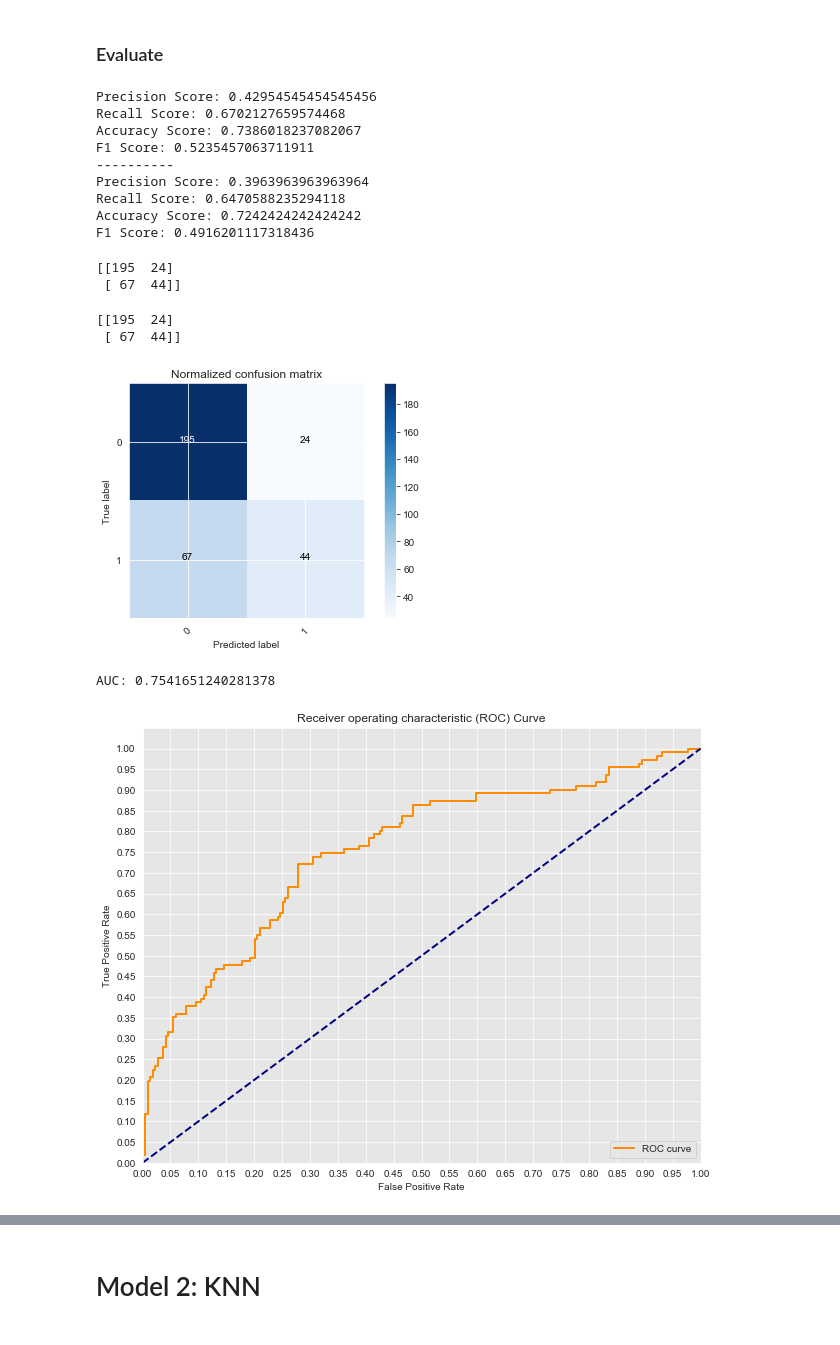
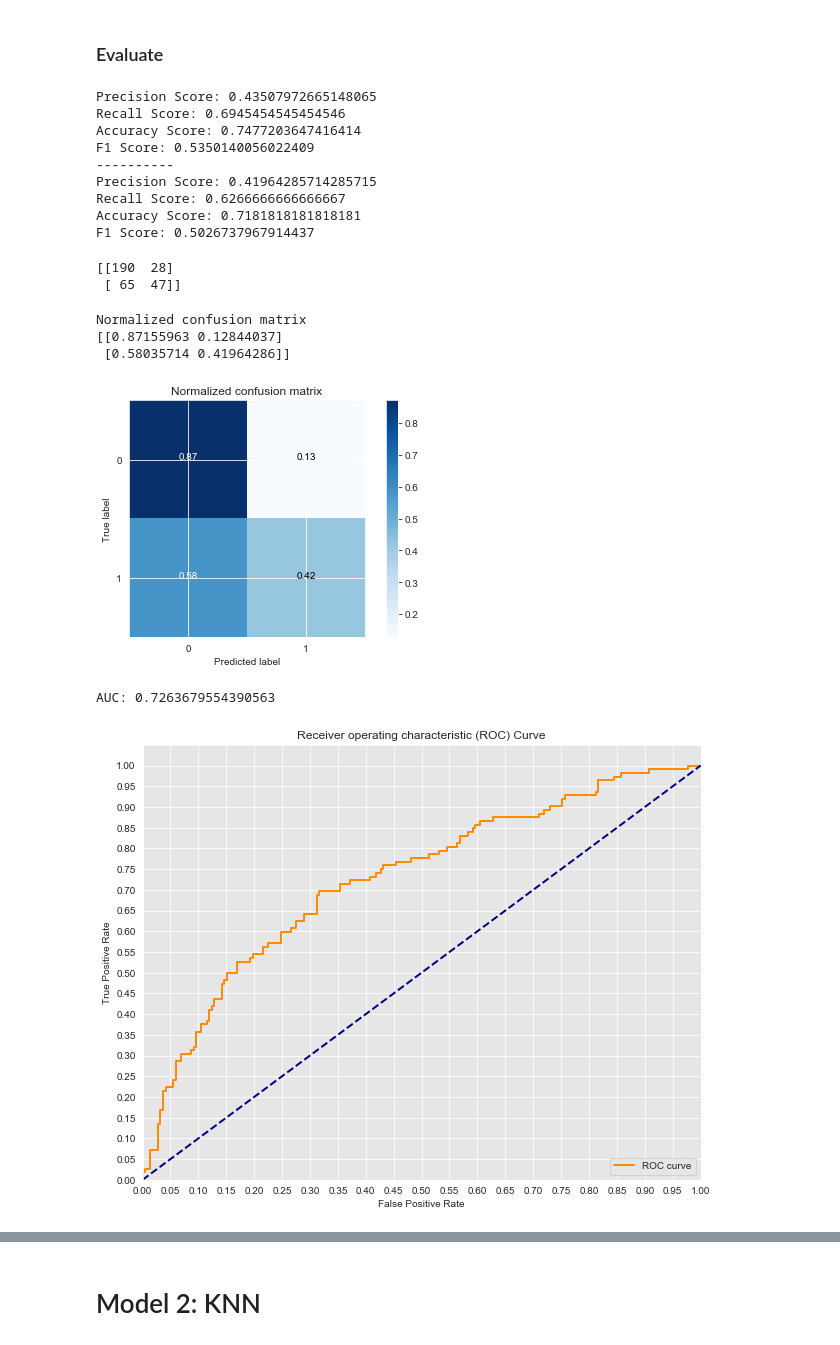
Before and after one commit to krbarounis/NTY-bestsellers-classification-project, a Jupyter notebook: Modeling.ipynb, the cells around one changed output, grey strips where cells are left out. Saved outputs shown, nothing was run; the diff lists cells and outputs as text; code cells hidden in the pictures.

```diff
--- a/Modeling.ipynb
+++ b/Modeling.ipynb
@@ -56,7 +56,7 @@ memory usage: 218.6+ KB
 # Set up for modeling
 # %%
 feats = ['series','rating','publish_month','length_of_title',
-         'publish_company','genre','num_words_in_title','top_authors']
+         'publish_company','genre','top_authors','top5']
 
 X = pd.get_dummies(df[feats], drop_first=True)
 # %%
@@ -154,15 +166,15 @@ def print_metrics(labels, preds):
     print("F1 Score: {}".format(f1_score(labels, preds)))
 # %%
 def plot_confusion_matrix(cm, classes,
+                          normalize=False,
                           title='Confusion matrix',
                           cmap=plt.cm.Blues):
-    #Pseudocode/Outline:
-    #Print the confusion matrix (optional)
-    #Create the basic matrix.
-    #Add title and Axis Labels
-    #Add appropriate Axis Scales
-    #Add Labels to Each Cell
-    #Add a Side Bar Legend Showing Colors
+    #Add Normalization Option
+    if normalize:
+        cm = cm.astype('float') / cm.sum(axis=1)[:, np.newaxis]
+        print("Normalized confusion matrix")
+    else:
+        print('Confusion matrix, without normalization')
 
     print(cm)
 
@@ -170,10 +182,10 @@ def plot_confusion_matrix(cm, classes,
     plt.title(title)
     plt.colorbar()
     tick_marks = np.arange(len(classes))
-    plt.xticks(tick_marks, classes, rotation=45)
+    plt.xticks(tick_marks, classes)
     plt.yticks(tick_marks, classes)
 
-    fmt = 'd'
+    fmt = '.2f'
     thresh = cm.max() / 2.
     for i, j in itertools.product(range(cm.shape[0]), range(cm.shape[1])):
         plt.text(j, i, format(cm[i, j], fmt),
@@ -183,6 +195,7 @@ def plot_confusion_matrix(cm, classes,
     plt.tight_layout()
     plt.ylabel('True label')
     plt.xlabel('Predicted label')
+    plt.savefig('confusion')
 # %%
 def plot_AUC_ROC(y_score,fpr,tpr):
     sns.set_style("darkgrid", {"axes.facecolor": ".9"})
@@ -261,33 +274,38 @@ print_metrics(y_hat_train_log, y_train)
 print('----------')
 print_metrics(y_hat_test_log,y_test)
 # %% [output]
-Precision Score: 0.42954545454545456
-Recall Score: 0.6702127659574468
-Accuracy Score: 0.7386018237082067
-F1 Score: 0.5235457063711911
+Precision Score: 0.43507972665148065
+Recall Score: 0.6945454545454546
+Accuracy Score: 0.7477203647416414
+F1 Score: 0.5350140056022409
 ----------
-Precision Score: 0.3963963963963964
-Recall Score: 0.6470588235294118
-Accuracy Score: 0.7242424242424242
-F1 Score: 0.4916201117318436
+Precision Score: 0.41964285714285715
+Recall Score: 0.6266666666666667
+Accuracy Score: 0.7181818181818181
+F1 Score: 0.5026737967914437
 # %%
 # accuracy: things the model classified correctly - this means we are about 6% better than baseline!
 # %%
 # confusion matrix
 cnf_matrix = confusion_matrix(y_test, y_hat_test_log)
 print(cnf_matrix)
+plt.figure()
+plot_confusion_matrix(cnf_matrix, normalize=True,classes=[0,1],
+                      title='Normalized confusion matrix')
+plt.show()
 # %% [output]
-[[195  24]
- [ 67  44]]
+[[190  28]
+ [ 65  47]]
 # %%
 plt.figure()
-plot_confusion_matrix(cnf_matrix, classes=[0,1],
+plot_confusion_matrix(cnf_matrix, normalize=True,classes=[0,1],
                       title='Normalized confusion matrix')
 plt.show()
 # %% [output]
-[[195  24]
- [ 67  44]]
+Normalized confusion matrix
+[[0.87155963 0.12844037]
+ [0.58035714 0.41964286]]
-[figure, old version]
+[figure, new version]
 # %%
 # TP = 47
 # TN = 196
@@ -306,5 +324,5 @@ train_fpr, train_tpr, thresholds = roc_curve(y_train, y_train_score)
 # %%
 plot_AUC_ROC(y_test_score,fpr,tpr)
 # %% [output]
-AUC: 0.7541651240281378
+AUC: 0.7263679554390563
-[figure, old version]
+[figure, new version]
```
Also changed, not shown: parts of 41 cells of this notebook.
